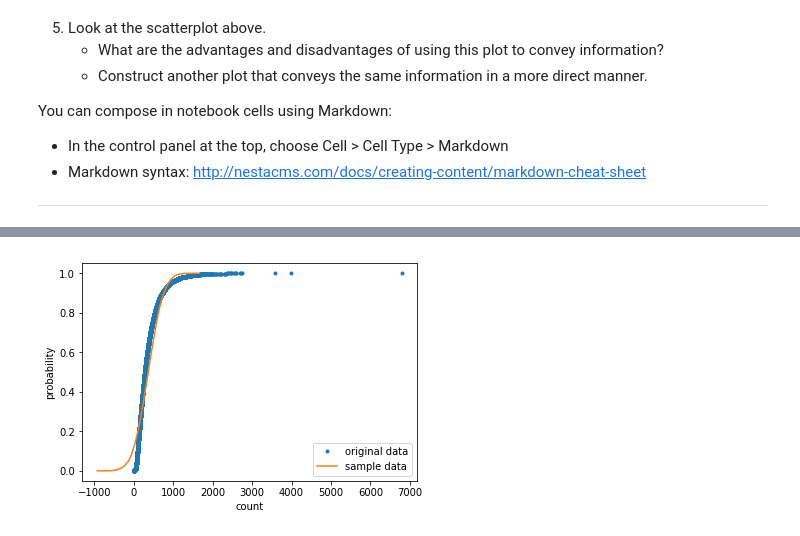
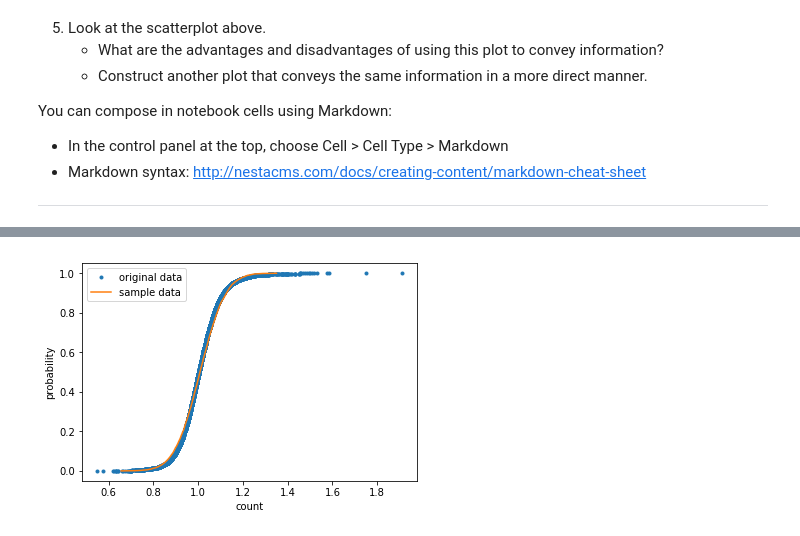
Before and after one commit to sittingman/springboardproj, a Jupyter notebook: hospital_readmit/sliderule_dsi_inferential_statistics_exercise_3.ipynb, the cells around one changed output, grey strips where cells are left out. Drawn from its saved outputs; the diff is of its cells as text; code cells hidden in the pictures.

```diff
--- a/hospital_readmit/sliderule_dsi_inferential_statistics_exercise_3.ipynb
+++ b/hospital_readmit/sliderule_dsi_inferential_statistics_exercise_3.ipynb
@@ -139,0 +123,3 @@ readmission = clean_hospital_read_df['Number of Readmissions']
+# %%
+explore_hospital = clean_hospital_read_df[81:]
+explore_hospital.head()
@@ -139,0 +133,8 @@ readmission = clean_hospital_read_df['Number of Readmissions']
+# %%
+discharge = explore_hospital['Number of Discharges']
+readmission = explore_hospital['Number of Readmissions']
+excess_adm = explore_hospital['Excess Readmission Ratio']
+excess_adm_100 = explore_hospital[explore_hospital['Number of Discharges'] < 100]['Excess Readmission Ratio']
+excess_adm_1000 = explore_hospital[explore_hospital['Number of Discharges'] >1000]['Excess Readmission Ratio']
+print(np.mean(excess_adm_100))
+print(np.mean(excess_adm_1000))
@@ -158,6 +191,6 @@ def normal_view(dataset):
     _ = plt.legend(loc='best')
     plt.show()
 # %%
-normal_view(discharge)
+normal_view(excess_adm)
 # %% [output]
-[figure, old version]
+[figure, new version]
```
Also changed, not shown: parts of 19 cells of this notebook.
